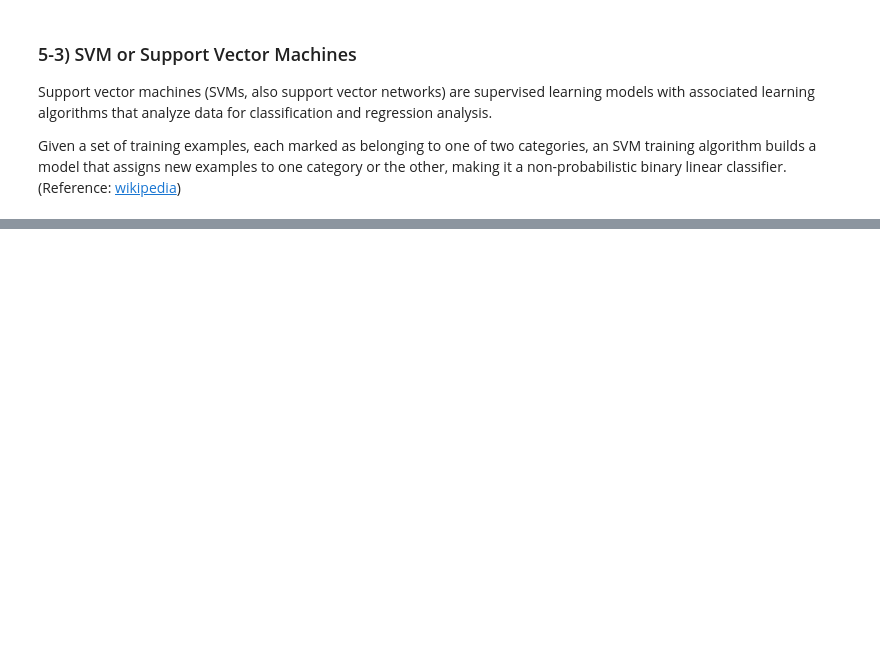
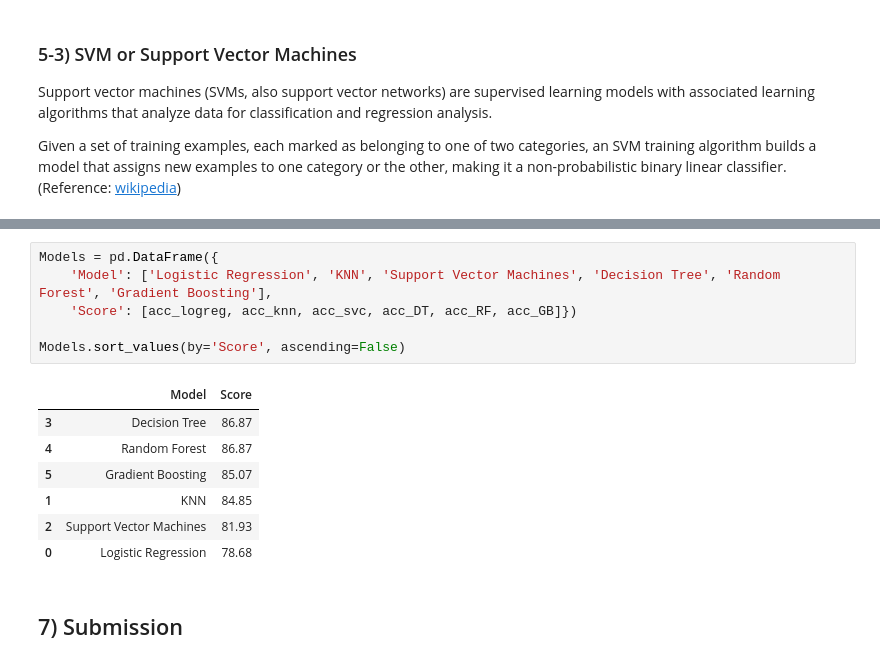
Before and after one commit to phs928/HackerRank_Python_Solutions, a Jupyter notebook: data-science-with-titanic-dataset.ipynb, the cells around one changed output, grey strips where cells are left out. Cells and saved outputs as stored; diff of their text form; blank space fills up the shorter version.

```diff
--- a/data-science-with-titanic-dataset.ipynb
+++ b/data-science-with-titanic-dataset.ipynb
@@ -767,0 +853,16 @@ Given a set of training examples, each marked as belonging to one of two categor
+# %%
+Models = pd.DataFrame({
+    'Model': ['Logistic Regression', 'KNN', 'Support Vector Machines', 'Decision Tree', 'Random Forest', 'Gradient Boosting'],
+    'Score': [acc_logreg, acc_knn, acc_svc, acc_DT, acc_RF, acc_GB]})
+
+Models.sort_values(by='Score', ascending=False)
+# %% [output]
+|  | Model | Score |
+| 3 | Decision Tree | 86.87 |
+| 4 | Random Forest | 86.87 |
+| 5 | Gradient Boosting | 85.07 |
+| 1 | KNN | 84.85 |
+| 2 | Support Vector Machines | 81.93 |
+| 0 | Logistic Regression | 78.68 |
+# %% [markdown]
+## 7) Submission
```
Also changed, not shown: parts of 14 cells of this notebook.
